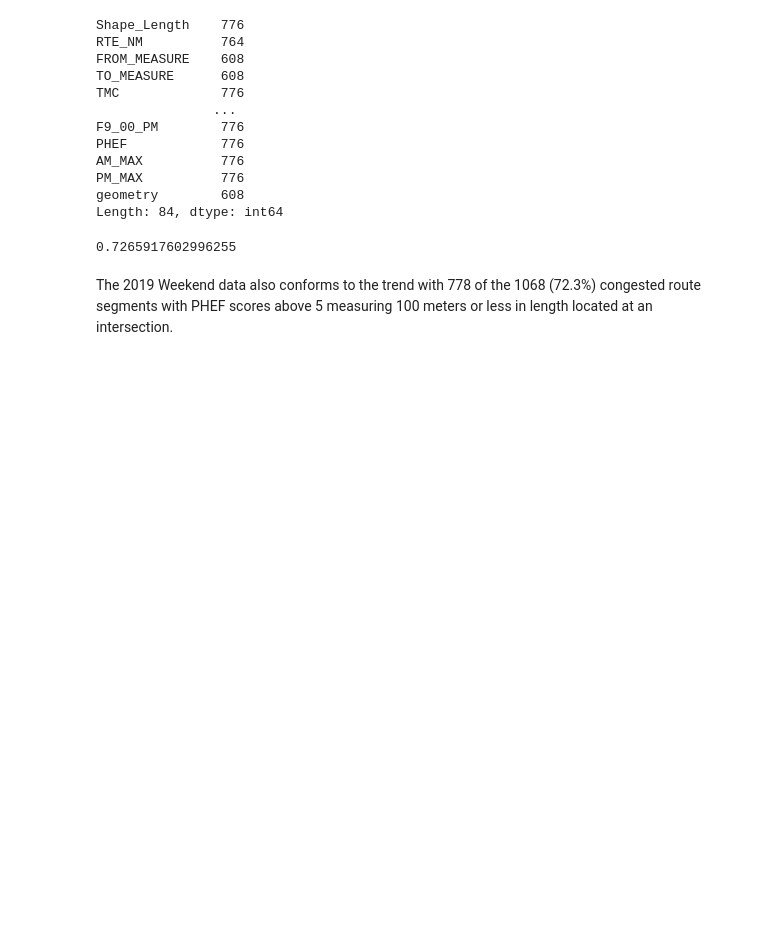
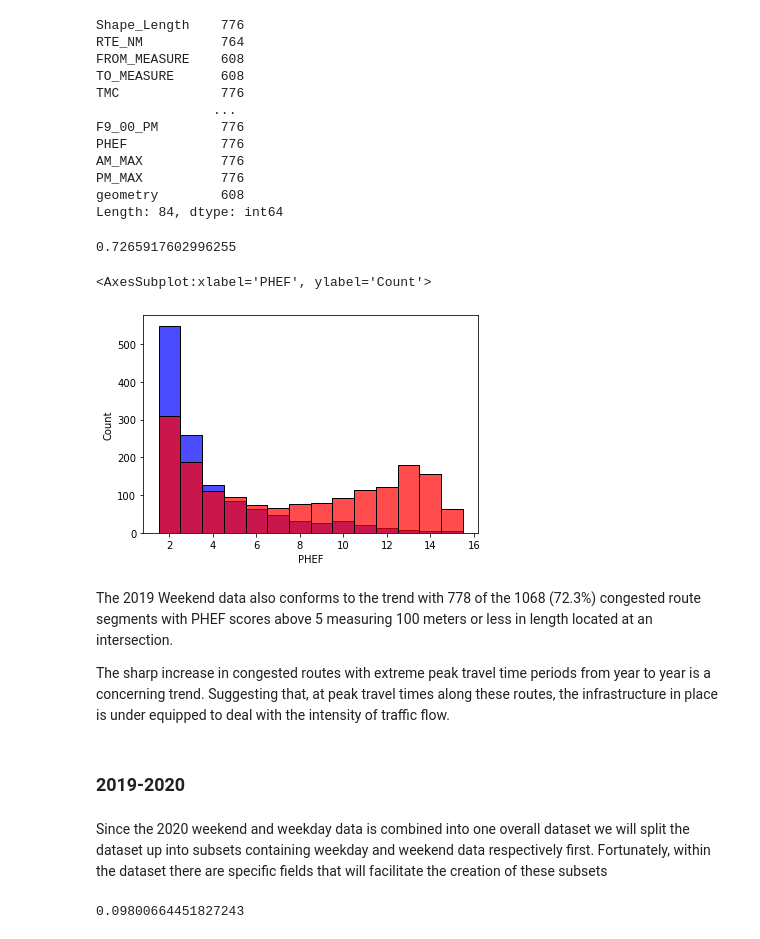
Before and after one commit to mjoireman/pathways-python, a Jupyter notebook: samples/gis_analysts_data_scientists/use_cases/02_congestion/congestion.ipynb, the cells around one changed output. Drawn from its saved outputs; the diff is of its cells as text; code cells hidden in the pictures; blank space fills up the shorter version.

```diff
--- a/samples/gis_analysts_data_scientists/use_cases/02_congestion/congestion.ipynb
+++ b/samples/gis_analysts_data_scientists/use_cases/02_congestion/congestion.ipynb
@@ -246,5 +248,18 @@ percentshort2019weekend =shortcongested2019weekend.divide(other = 1068)
 print(percentshort2019weekend.PHEF)
 # %% [output]
 0.7265917602996255
+# %%
+# The shift in congested route distribution is supported by the 2019 weekend data
+sns.histplot(data=subset_phef2018weekend_df, x='PHEF', binwidth = 1, color = 'blue', alpha =.7)
+sns.histplot(data=subset_phef2019weekend_df, x='PHEF', binwidth = 1, color= 'red', alpha=.7)
+# %% [output]
+<AxesSubplot:xlabel='PHEF', ylabel='Count'>
+[figure, added]
 # %% [markdown]
 The 2019 Weekend data also conforms to the trend with 778 of the 1068 (72.3%) congested route segments with PHEF scores above 5 measuring 100 meters or less in length located at an intersection.
+
+The sharp increase in congested routes with extreme peak travel time periods from year to year is a concerning trend. Suggesting that, at peak travel times along these routes, the infrastructure in place is under equipped to deal with the intensity of traffic flow.
+# %% [markdown]
+### 2019-2020
+# %% [markdown]
+Since the 2020 weekend and weekday data is combined into one overall dataset we will split the dataset up into subsets containing weekday and weekend data respectively first. Fortunately, within the dataset there are specific fields that will facilitate the creation of these subsets
@@ -250,0 +269,8 @@ The 2019 Weekend data also conforms to the trend with 778 of the 1068 (72.3%) co
+# %%
+# Calculating the percentage of Weekday routes that are congested of the total number of routes
+subset_phef2020weekday = phef2020weekday[(phef2020weekday.WD_PHEF >= 1.5)]
+congested2020weekday = subset_phef2020weekday.count()
+percentcongested2020weekday = congested2020weekday.divide(other = 21672)
+print(percentcongested2020weekday.WD_PHEF)
+# %% [output]
+0.09800664451827243
```
Also changed, not shown: parts of 25 cells of this notebook, 1 other file.
